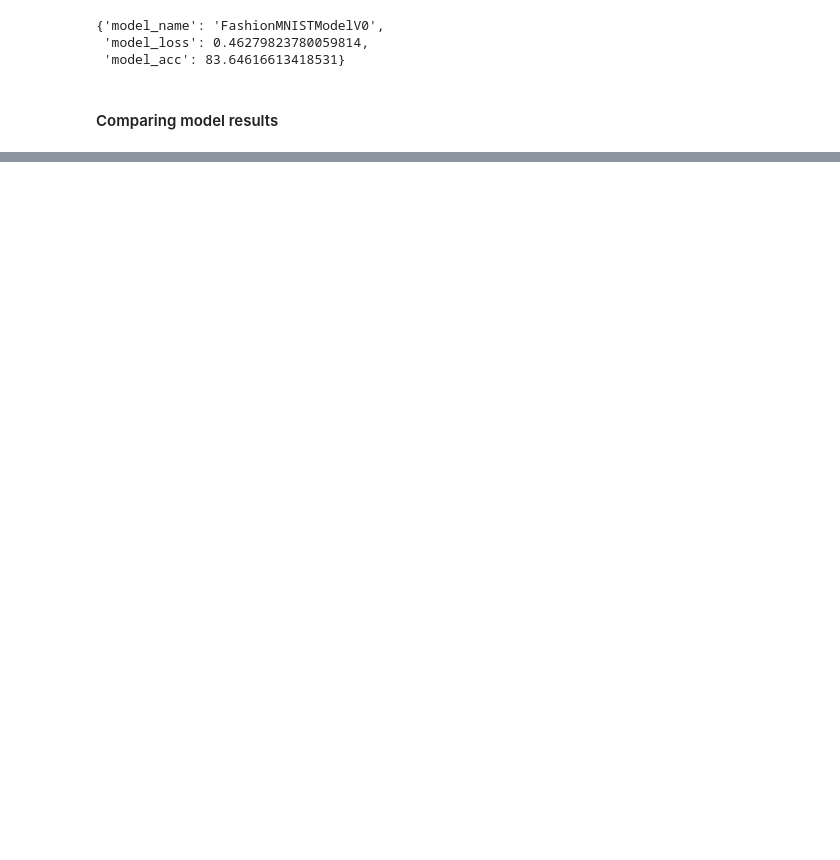
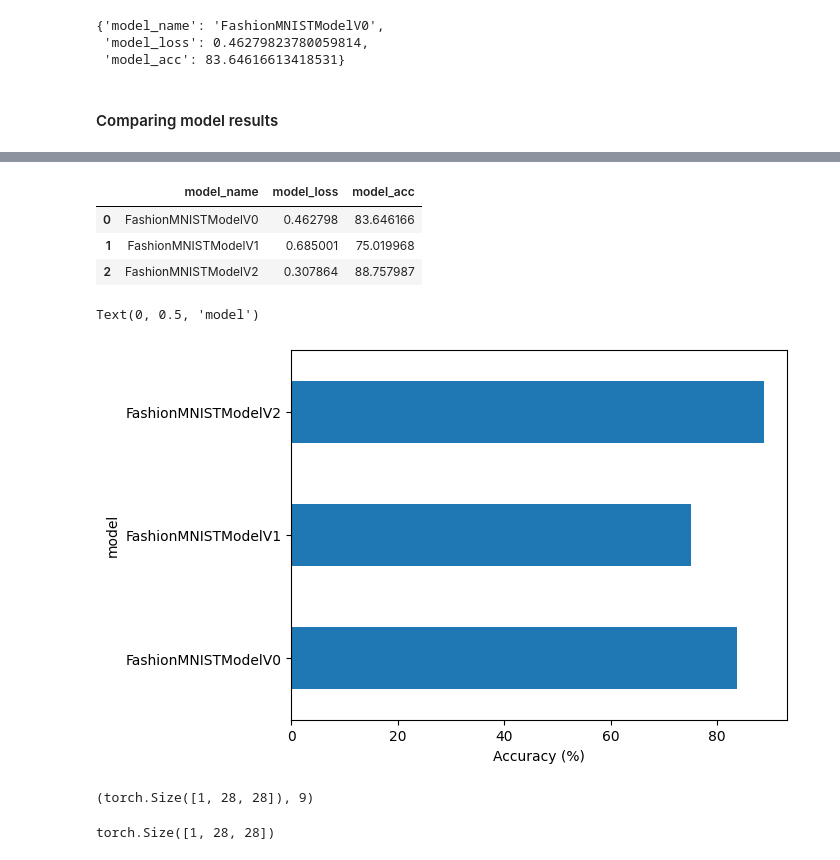
Before and after one commit to arulkumarann/fashionMNIST-CNN-Classification, a Jupyter notebook: computer_vision.ipynb, the cells around one changed output, grey strips where cells are left out. Saved outputs shown, nothing was run; the diff lists cells and outputs as text; code cells hidden in the pictures; blank space fills up the shorter version.

Commit message:
Saving model_2

```diff
--- a/computer_vision.ipynb
+++ b/computer_vision.ipynb
@@ -549,0 +547,14 @@ compare_results
+# %%
+compare_results
+# %% [output]
+|  | model_name | model_loss | model_acc |
+| 0 | FashionMNISTModelV0 | 0.462798 | 83.646166 |
+| 1 | FashionMNISTModelV1 | 0.685001 | 75.019968 |
+| 2 | FashionMNISTModelV2 | 0.307864 | 88.757987 |
+# %%
+compare_results.set_index("model_name")["model_acc"].plot(kind = "barh")
+plt.xlabel("Accuracy (%)")
+plt.ylabel("model")
+# %% [output]
+Text(0, 0.5, 'model')
+[figure, added]
@@ -549,0 +572,16 @@ compare_results
+# %%
+img, label = test_data[0][:10]
+img.shape, label
+# %% [output]
+(torch.Size([1, 28, 28]), 9)
+# %%
+import random
+random.seed(42)
+test_samples = []
+test_labels = []
+for sample, label in random.sample(list(test_data), k=9):
+  test_samples.append(sample)
+  test_labels.append(label)
+test_samples[0].shape
+# %% [output]
+torch.Size([1, 28, 28])
```
Also changed, not shown: parts of 11 cells of this notebook.
